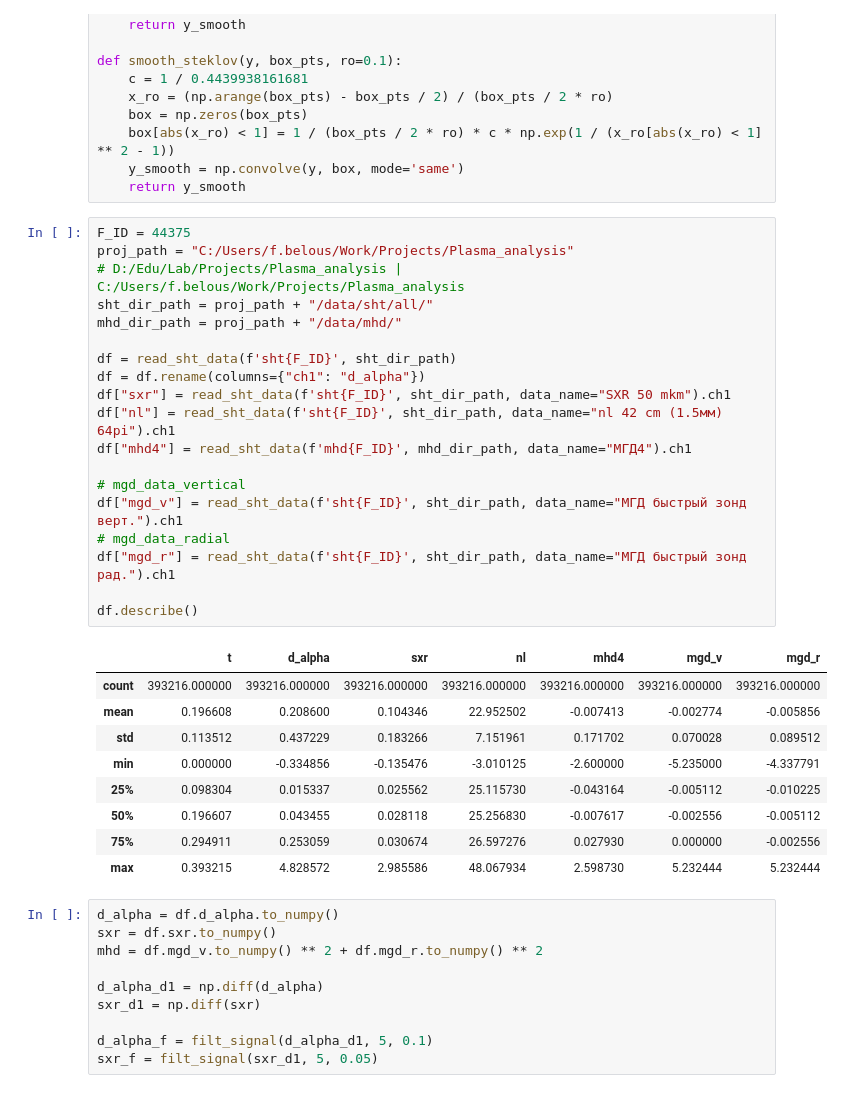
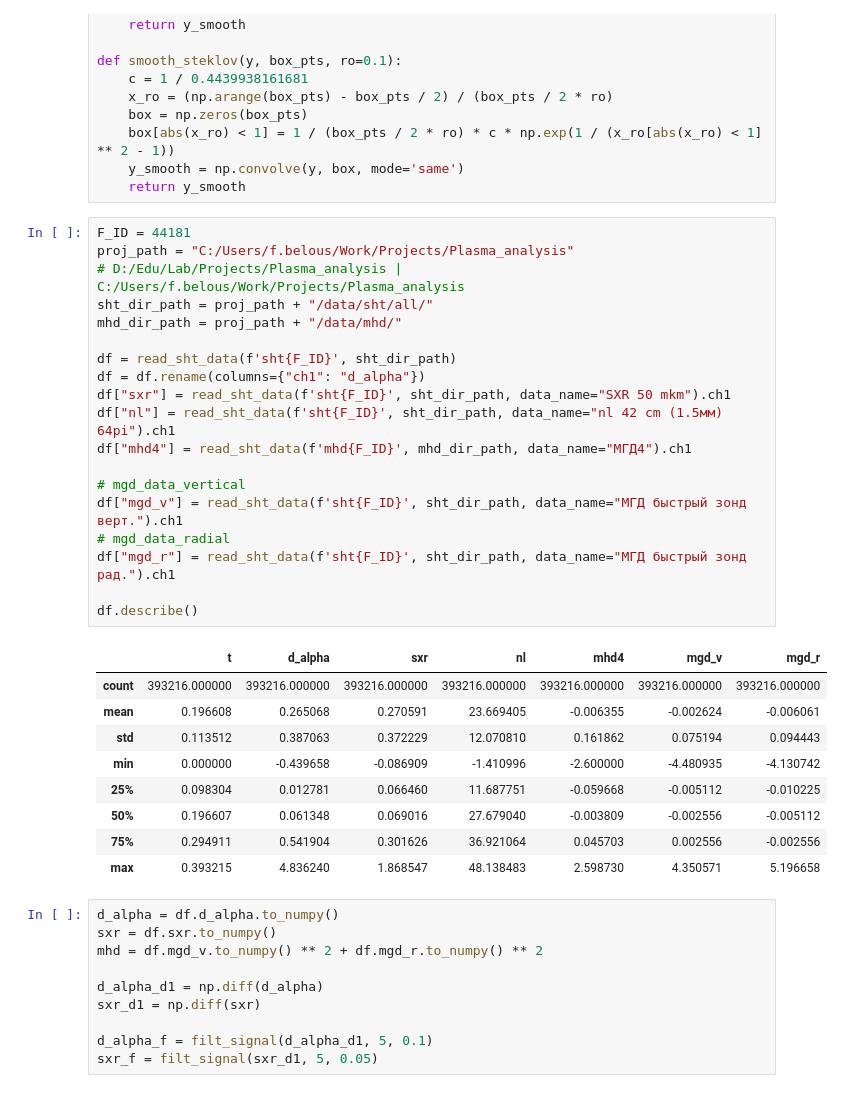
Before and after one commit to feodorrussia/Plasma_analysis, a Jupyter notebook: Marking sys_v3.ipynb, the cells around one changed output. Drawn from its saved outputs; the diff is of its cells as text.

```diff
--- a/Marking sys_v3.ipynb
+++ b/Marking sys_v3.ipynb
@@ -42,34 +42,34 @@ def smooth_steklov(y, box_pts, ro=0.1):
     y_smooth = np.convolve(y, box, mode='same')
     return y_smooth
 # %%
-F_ID = 44375
+F_ID = 44181
 proj_path = "C:/Users/f.belous/Work/Projects/Plasma_analysis"
 # D:/Edu/Lab/Projects/Plasma_analysis | C:/Users/f.belous/Work/Projects/Plasma_analysis
 sht_dir_path = proj_path + "/data/sht/all/"
 mhd_dir_path = proj_path + "/data/mhd/"
 
 df = read_sht_data(f'sht{F_ID}', sht_dir_path)
 df = df.rename(columns={"ch1": "d_alpha"})
 df["sxr"] = read_sht_data(f'sht{F_ID}', sht_dir_path, data_name="SXR 50 mkm").ch1
 df["nl"] = read_sht_data(f'sht{F_ID}', sht_dir_path, data_name="nl 42 cm (1.5мм) 64pi").ch1
 df["mhd4"] = read_sht_data(f'mhd{F_ID}', mhd_dir_path, data_name="МГД4").ch1
 
 # mgd_data_vertical
 df["mgd_v"] = read_sht_data(f'sht{F_ID}', sht_dir_path, data_name="МГД быстрый зонд верт.").ch1
 # mgd_data_radial
 df["mgd_r"] = read_sht_data(f'sht{F_ID}', sht_dir_path, data_name="МГД быстрый зонд рад.").ch1
 
 df.describe()
 # %% [output]
 |  | t | d_alpha | sxr | nl | mhd4 | mgd_v | mgd_r |
 | count | 393216.000000 | 393216.000000 | 393216.000000 | 393216.000000 | 393216.000000 | 393216.000000 | 393216.000000 |
-| mean | 0.196608 | 0.208600 | 0.104346 | 22.952502 | -0.007413 | -0.002774 | -0.005856 |
-| std | 0.113512 | 0.437229 | 0.183266 | 7.151961 | 0.171702 | 0.070028 | 0.089512 |
-| min | 0.000000 | -0.334856 | -0.135476 | -3.010125 | -2.600000 | -5.235000 | -4.337791 |
-| 25% | 0.098304 | 0.015337 | 0.025562 | 25.115730 | -0.043164 | -0.005112 | -0.010225 |
-| 50% | 0.196607 | 0.043455 | 0.028118 | 25.256830 | -0.007617 | -0.002556 | -0.005112 |
-| 75% | 0.294911 | 0.253059 | 0.030674 | 26.597276 | 0.027930 | 0.000000 | -0.002556 |
-| max | 0.393215 | 4.828572 | 2.985586 | 48.067934 | 2.598730 | 5.232444 | 5.232444 |
+| mean | 0.196608 | 0.265068 | 0.270591 | 23.669405 | -0.006355 | -0.002624 | -0.006061 |
+| std | 0.113512 | 0.387063 | 0.372229 | 12.070810 | 0.161862 | 0.075194 | 0.094443 |
+| min | 0.000000 | -0.439658 | -0.086909 | -1.410996 | -2.600000 | -4.480935 | -4.130742 |
+| 25% | 0.098304 | 0.012781 | 0.066460 | 11.687751 | -0.059668 | -0.005112 | -0.010225 |
+| 50% | 0.196607 | 0.061348 | 0.069016 | 27.679040 | -0.003809 | -0.002556 | -0.005112 |
+| 75% | 0.294911 | 0.541904 | 0.301626 | 36.921064 | 0.045703 | 0.002556 | -0.002556 |
+| max | 0.393215 | 4.836240 | 1.868547 | 48.138483 | 2.598730 | 4.350571 | 5.196658 |
 # %%
 d_alpha = df.d_alpha.to_numpy()
 sxr = df.sxr.to_numpy()
```
Also changed, not shown: parts of 6 cells of this notebook.
